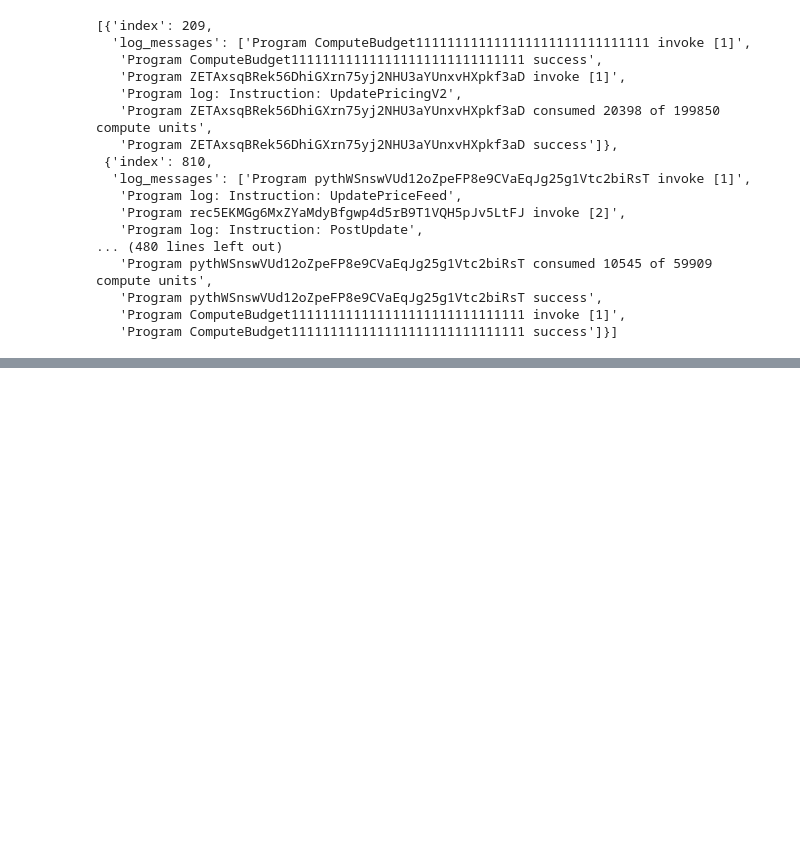
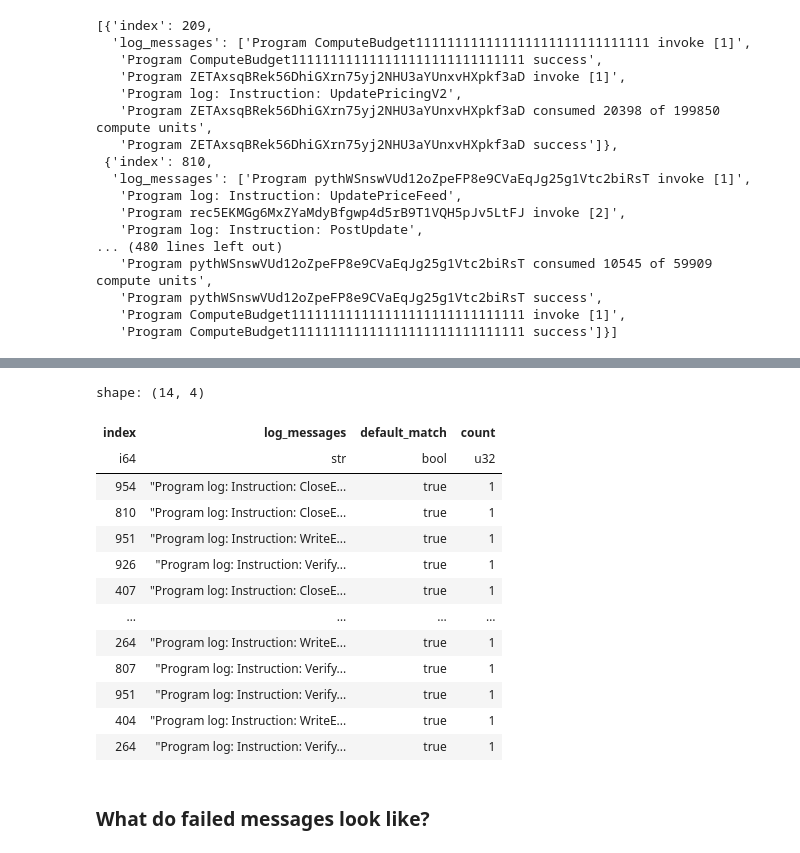
Before and after one commit to Evan-Kim2028/pyth_analysis, a Jupyter notebook: cryptohouse.ipynb, the cells around one changed output, grey strips where cells are left out. Cells and saved outputs as stored; diff of their text form; code cells hidden in the pictures; blank space fills up the shorter version.

```diff
--- a/cryptohouse.ipynb
+++ b/cryptohouse.ipynb
@@ -255,0 +172,29 @@ Index 810: ['Program pythWSnswVUd12oZpeFP8e9CVaEqJg25g1Vtc2biRsT invoke [1]', 'P
+# %%
+# Filter the DataFrame where any log_message contains 'vaa'.
+filtered_df = success_df.with_columns(
+    default_match=pl.col("log_messages").list.eval(
+        pl.element().str.contains("Vaa", literal=True, strict=True))
+)
+# %%
+explode_filter = filtered_df.select('index', 'status', 'log_messages', 'default_match').explode(
+    'log_messages', 'default_match').filter(pl.col('default_match') == True)
+# %%
+explode_filter.group_by('index', 'log_messages',
+                        'default_match').agg(pl.len().alias('count'))
+# %% [output]
+shape: (14, 4)
+| index | log_messages | default_match | count |
+| i64 | str | bool | u32 |
+| 954 | "Program log: Instruction: CloseE... | true | 1 |
+| 810 | "Program log: Instruction: CloseE... | true | 1 |
+| 951 | "Program log: Instruction: WriteE... | true | 1 |
+| 926 | "Program log: Instruction: Verify... | true | 1 |
+| 407 | "Program log: Instruction: CloseE... | true | 1 |
+| … | … | … | … |
+| 264 | "Program log: Instruction: WriteE... | true | 1 |
+| 807 | "Program log: Instruction: Verify... | true | 1 |
+| 951 | "Program log: Instruction: Verify... | true | 1 |
+| 404 | "Program log: Instruction: WriteE... | true | 1 |
+| 264 | "Program log: Instruction: Verify... | true | 1 |
+# %% [markdown]
+### What do failed messages look like?
```
Also changed, not shown: parts of 23 cells of this notebook, 5 other files.
